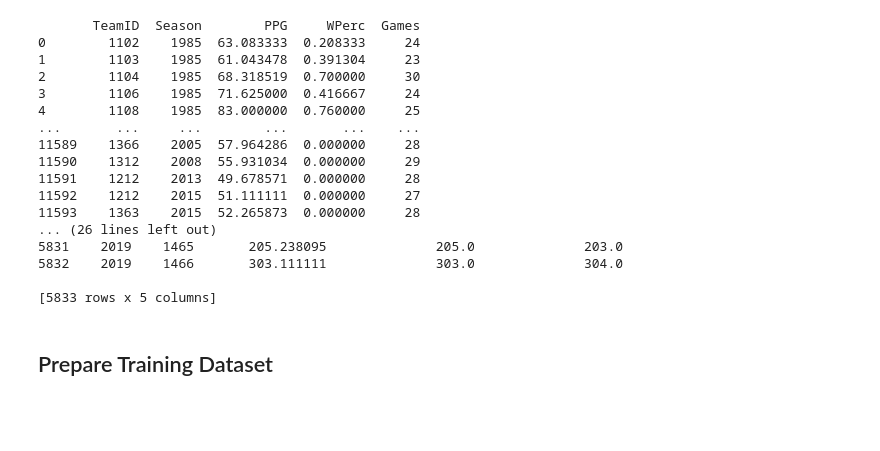
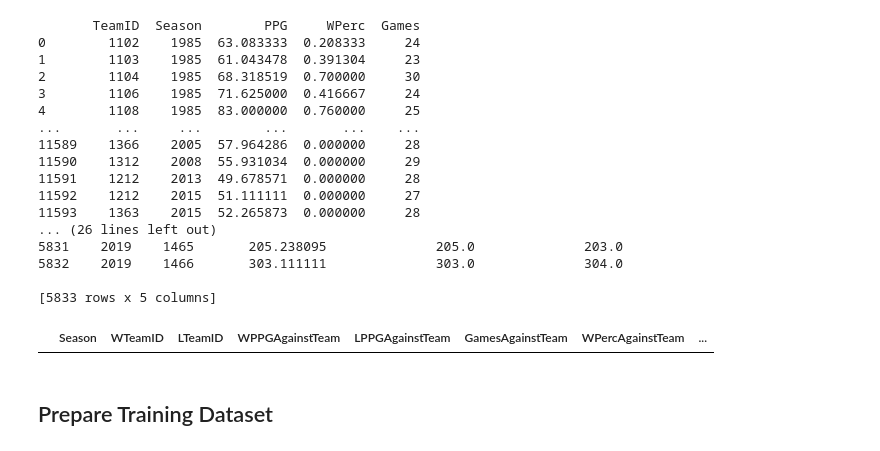
Before and after one commit to bradylange/march-madness-bracket-predictor, a Jupyter notebook: src/march_madness_bracket_predictor.ipynb, the cells around one changed output. Cells and saved outputs as stored; diff of their text form; code cells hidden in the pictures; blank space fills up the shorter version.

Commit message:
Finish feature engineering PPG vs. each team per season, start feature engineering PPG vs. each team all-time

```diff
--- a/src/march_madness_bracket_predictor.ipynb
+++ b/src/march_madness_bracket_predictor.ipynb
@@ -341,6 +344,49 @@ print(get_rankings(m_massey_ordinals_df))
 5832    2019    1466       303.111111              303.0              304.0
 
 [5833 rows x 5 columns]
+# %%
+def get_ppg_vs_team_season(season_results_df):
+    season_results_df = season_results_df.copy()
+
+    season_results_df["GameDuration"] = GAME_MINS + OT_MINS * season_results_df["NumOT"]
+
+    season_results_df["WTeamScoreNorm"] = (season_results_df["WScore"] / season_results_df["GameDuration"]) * GAME_MINS
+    season_results_df["LTeamScoreNorm"] = (season_results_df["LScore"] / season_results_df["GameDuration"]) * GAME_MINS
+
+    team_vs_ppg = season_results_df[["Season", "WTeamID", "WTeamScoreNorm", "LTeamID", "LTeamScoreNorm"]]
+    team_vs_ppg = team_vs_ppg.groupby(["Season", "WTeamID", "LTeamID"]).agg({"WTeamScoreNorm": [("WPPGAgainstTeam", "mean"), ("WGames", "count")], "LTeamScoreNorm": [("LPPGAgainstTeam", "mean")]})
+    team_vs_ppg.columns = team_vs_ppg.columns.droplevel(0)
+    team_vs_ppg = team_vs_ppg.reset_index()
+
+    team_vs_ppg = pd.merge(team_vs_ppg, team_vs_ppg[["Season", "WTeamID", "LTeamID", "WGames"]], left_on=["Season", "WTeamID", "LTeamID"], right_on=["Season", "LTeamID", "WTeamID"], how="inner")
+    team_vs_ppg.drop(["WTeamID_y", "LTeamID_y"], axis=1, inplace=True)
+    team_vs_ppg = team_vs_ppg.rename(columns={"WTeamID_x": "WTeamID", "LTeamID_x": "LTeamID", "WGames_x": "WGamesAgainstTeam", "WGames_y": "WLGamesAgainstTeam"})
+
+    team_vs_ppg["GamesAgainstTeam"] = (team_vs_ppg["WGamesAgainstTeam"] + team_vs_ppg["WLGamesAgainstTeam"]).astype(int)
+    team_vs_ppg["WPercAgainstTeam"] = team_vs_ppg["WGamesAgainstTeam"] / team_vs_ppg["GamesAgainstTeam"]
+    team_vs_ppg["WLPercAgainstTeam"] = team_vs_ppg["WLGamesAgainstTeam"] / team_vs_ppg["GamesAgainstTeam"]
+
+    team_vs_ppg.drop(["WGamesAgainstTeam", "WLGamesAgainstTeam"], axis=1, inplace=True)
+
+#     team_vs_ppg = team_vs_ppg[["WTeamID", "LTeamID", "Season", "WPPGAgainstTeam", "WPercAgainstTeam", "WLPercAgainstTeam" "LPPGAgainstTeam", GamesAgainstTeam"]]
+
+    return team_vs_ppg
+
+def get_ppg_vs_team_all_time(season_results_df):
+    # TODO:
+
+
+# print(m_regular_season_compact_results_df[(m_regular_season_compact_results_df["WTeamID"] == 1108) & (m_regular_season_compact_results_df["LTeamID"] == 1411)])
+# print(m_regular_season_compact_results_df[(m_regular_season_compact_results_df["WTeamID"] == 1226) & (m_regular_season_compact_results_df["LTeamID"] == 1129)])
+t = get_ppg_vs_team(m_regular_season_compact_results_df)
+t
+# t[(t["Season"] == 2008) & (t["WTeamID"] == 1411) & (t["LTeamID"] == 1108)]
+t[(t["Season"] == 2015) & (t["WTeamID"] == 1107) & (t["LTeamID"] == 1112)]
+# m_regular_season_compact_results_df[(m_regular_season_compact_results_df["Season"] == 1985) & (m_regular_season_compact_results_df["WTeamID"] == 1140) & (m_regular_season_compact_results_df["LTeamID"] == 1102)]
+# t[(t["WTeamID"] == 1197) & (t["LTeamID"] == 1175) | (t["WTeamID"] == 1175) & (t["LTeamID"] == 1197)]
+# t[(t["WGames"] > 3) | (t["WGames"] > 2)]
+# %% [output]
+|  | Season | WTeamID | LTeamID | WPPGAgainstTeam | LPPGAgainstTeam | GamesAgainstTeam | WPercAgainstTeam | ... |
 # %% [markdown]
 ## Prepare Training Dataset
 # %%
```
Also changed, not shown: parts of 5 cells of this notebook.
